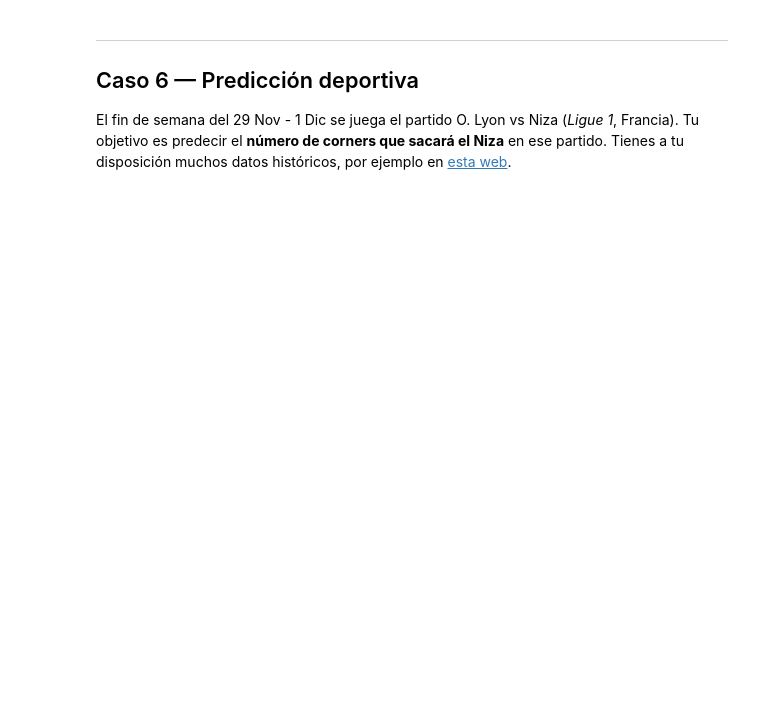
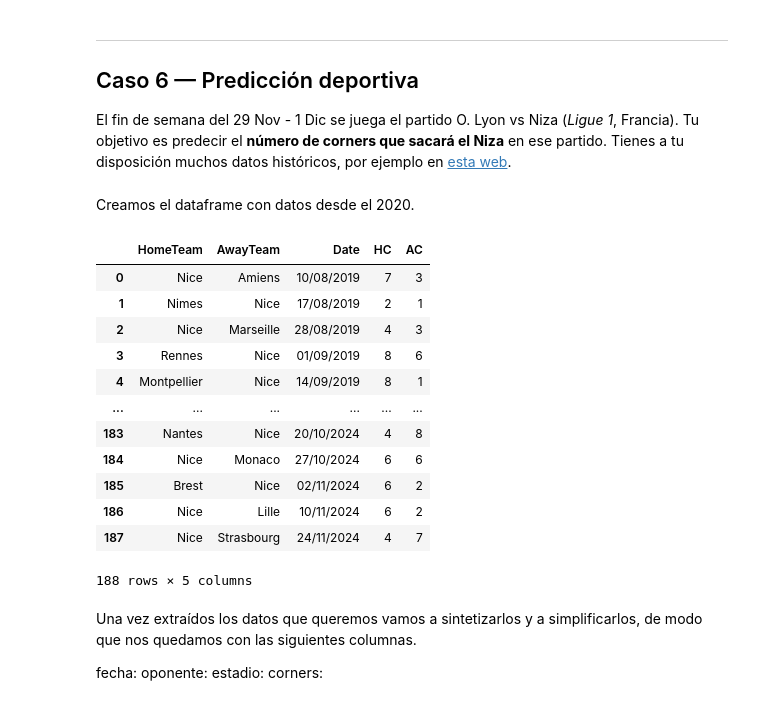
Before and after one commit to Chepados/ALN_practica_2, a Jupyter notebook: Práctica 2 — Campeonato de predicción.ipynb, the cells around one changed output. Drawn from its saved outputs; the diff is of its cells as text; code cells hidden in the pictures; blank space fills up the shorter version.

```diff
--- a/Práctica 2 — Campeonato de predicción.ipynb
+++ b/Práctica 2 — Campeonato de predicción.ipynb
@@ -1508,0 +1462,20 @@ El fin de semana del 29 Nov - 1 Dic se juega el partido O. Lyon vs Niza (*Ligue
+# %% [markdown]
+Creamos el dataframe con datos desde el 2020.
+# %%
+import pandas as pd
+
+years = [2020, 2021, 2022, 2023, 2024, 2025]
+dataframes = {}
+
+for year in years:
+    dataframes[f"df_{year}"] = pd.read_csv(f'datasets/datos_{year}.csv')
+# %%
+df_filtrados = []
+
+for key, value in dataframes.items():
+    df_filtrado = value[["HomeTeam", "AwayTeam", "Date","HC", "AC"]]
+    df_filtrados.append(df_filtrado)
+
+df_completo = pd.concat(df_filtrados).reset_index(drop=True)
+# %%
+df_completo = df_completo[(df_completo["HomeTeam"] == "Nice") | (df_completo["AwayTeam"] == "Nice")].reset_index(drop=True)
@@ -1508,0 +1486,23 @@ El fin de semana del 29 Nov - 1 Dic se juega el partido O. Lyon vs Niza (*Ligue
+# %%
+df_completo
+# %% [output]
+|  | HomeTeam | AwayTeam | Date | HC | AC |
+| 0 | Nice | Amiens | 10/08/2019 | 7 | 3 |
+| 1 | Nimes | Nice | 17/08/2019 | 2 | 1 |
+| 2 | Nice | Marseille | 28/08/2019 | 4 | 3 |
+| 3 | Rennes | Nice | 01/09/2019 | 8 | 6 |
+| 4 | Montpellier | Nice | 14/09/2019 | 8 | 1 |
+| ... | ... | ... | ... | ... | ... |
+| 183 | Nantes | Nice | 20/10/2024 | 4 | 8 |
+| 184 | Nice | Monaco | 27/10/2024 | 6 | 6 |
+| 185 | Brest | Nice | 02/11/2024 | 6 | 2 |
+| 186 | Nice | Lille | 10/11/2024 | 6 | 2 |
+| 187 | Nice | Strasbourg | 24/11/2024 | 4 | 7 |
+188 rows × 5 columns
+# %% [markdown]
+Una vez extraídos los datos que queremos vamos a sintetizarlos y a simplificarlos, de modo que nos quedamos con las siguientes columnas.
+
+fecha:
+oponente:
+estadio:
+corners:
```
Also changed, not shown: parts of 71 cells of this notebook, 18 other files.
